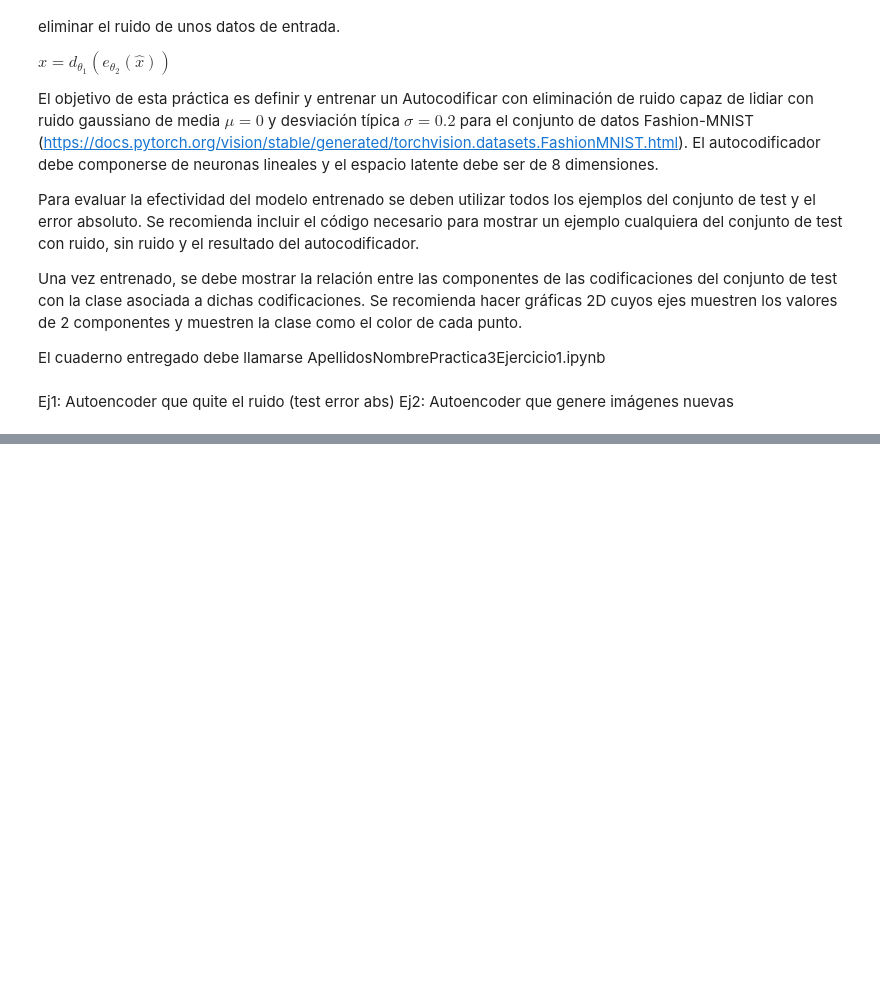
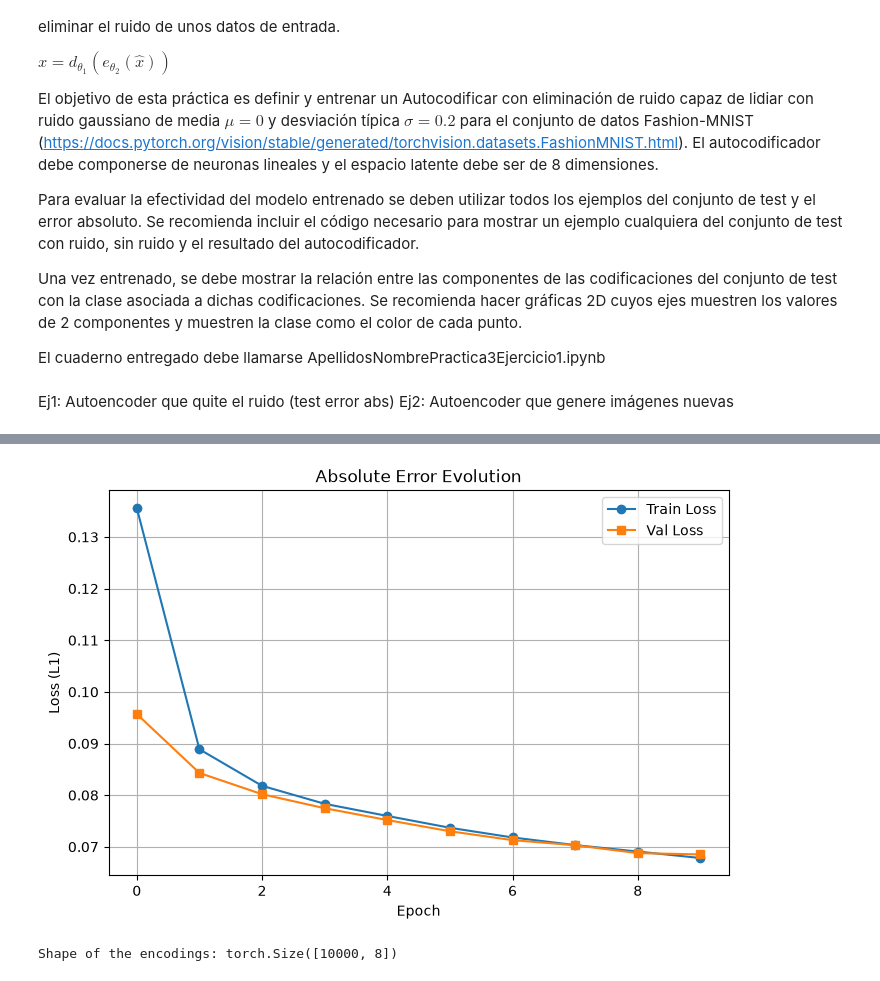
Before and after one commit to danielfernandezroldan2005/ai-programming-practices, a Jupyter notebook: FernándezRoldánDanielPractica3Ejercicio1.ipynb, the cells around one changed output, grey strips where cells are left out. Cells and saved outputs as stored; diff of their text form; code cells hidden in the pictures; blank space fills up the shorter version.

```diff
--- a/FernándezRoldánDanielPractica3Ejercicio1.ipynb
+++ b/FernándezRoldánDanielPractica3Ejercicio1.ipynb
@@ -117,0 +176,21 @@ class Autoencoder(nn.Module):
+# %%
+# Define the device to use for training (GPU if available, otherwise CPU).
+device = torch.device("cuda" if torch.cuda.is_available() else "cpu")
+print(f"Entrenando en: {device}")
+
+model = Autoencoder().to(device)  # Create an instance of the autoencoder model and move it to the specified device.
+
+loss_fn = nn.L1Loss() # Define the loss function as L1 loss (mean absolute error).
+
+optimizer = optim.Adam(model.parameters(), lr=0.001)  # Define the optimizer as Adam with a learning rate of 0.001.
+
+num_epochs = 10  # Define the number of epochs to train the model.
+
+# Train the autoencoder model using the learning loop function.
+model, train_historial_loss, val_historial_loss = learning_loop(
+    model,
+    train_loader,
+    val_loader,
+    loss_fn,
+    optimizer,
+    device, num_epochs)
@@ -117,0 +270,41 @@ class Autoencoder(nn.Module):
+# %%
+plt.figure(figsize=(8, 5))
+# Plot the training loss
+plt.plot(train_historial_loss, label='Train Loss', marker='o')
+# Plot the validation loss
+plt.plot(val_historial_loss, label='Val Loss', marker='s')
+
+plt.title('Absolute Error Evolution')
+plt.xlabel('Epoch')
+plt.ylabel('Loss (L1)')
+plt.legend()
+plt.grid(True)
+plt.show()
+# %% [output]
+[figure, added]
+# %%
+# 1. Prepare lists to store information for the entire test dataset
+latent_encodings = []
+real_labels = []
+
+model.eval()
+with torch.no_grad():
+    # Iterate over the test_loader. Here we DO save the labels
+    for images, labels in test_loader:
+        images = images.to(device)
+
+        # KEY STEP: We do not call model(images).
+        # We ONLY call the first half (the block you defined in your __init__)
+        latent_space = model.encoder(images)
+
+        # Save this batch in our lists (move to CPU for matplotlib)
+        latent_encodings.append(latent_space.cpu())
+        real_labels.append(labels)
+
+# 2. Concatenate all small batches into a single large tensor
+all_encodings = torch.cat(latent_encodings)
+all_labels = torch.cat(real_labels)
+
+print("Shape of the encodings:", all_encodings.shape)
+# %% [output]
+Shape of the encodings: torch.Size([10000, 8])
```
Also changed, not shown: parts of 3 cells of this notebook.
